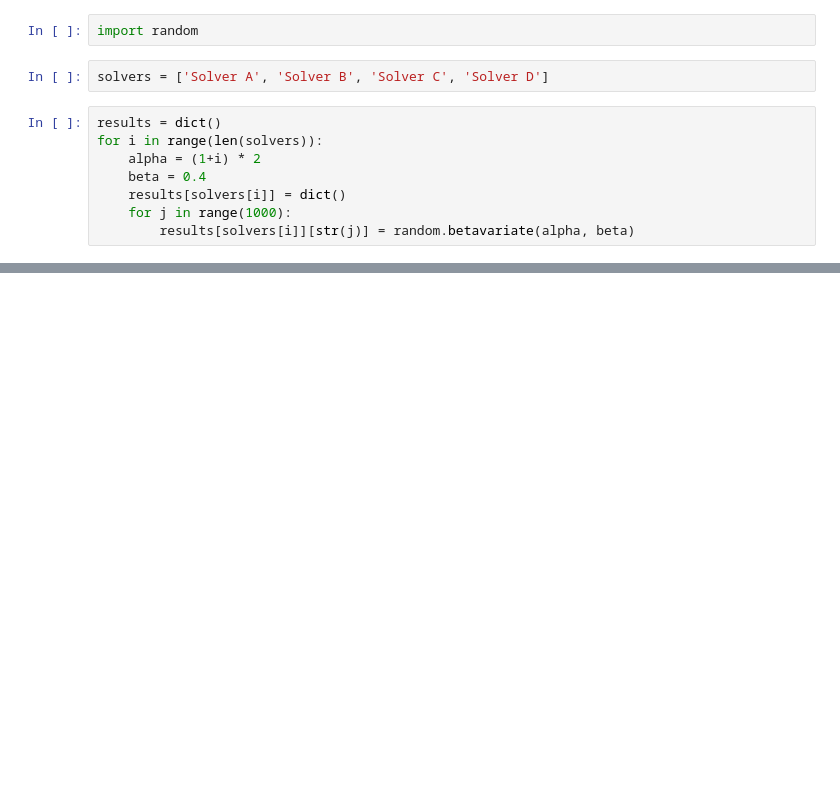
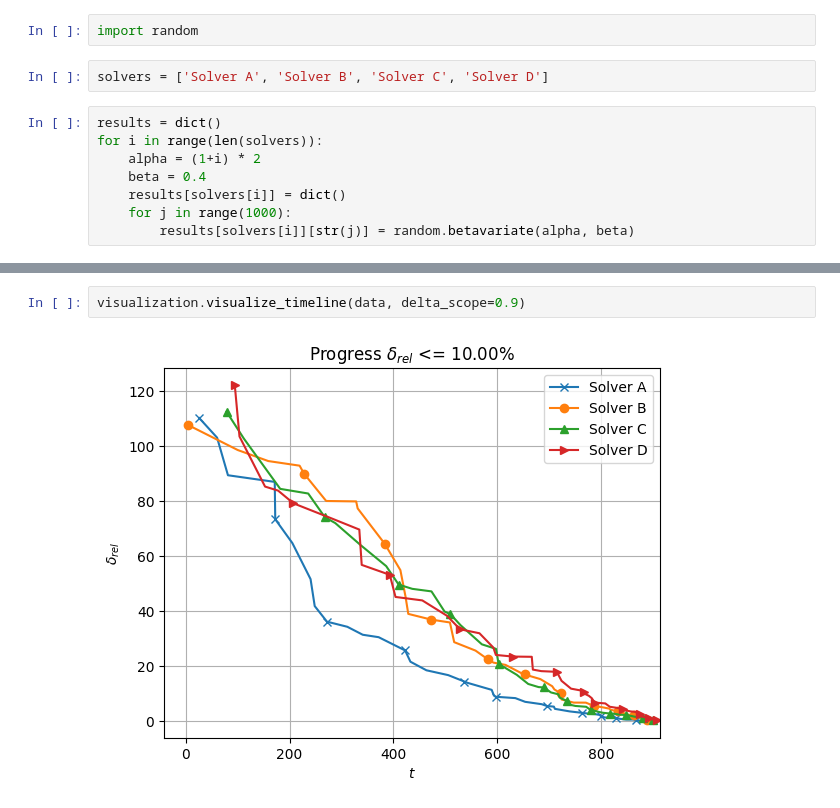
Before and after one commit to jrc-rodec/FJSSP-W-Benchmarking, a Jupyter notebook: example_visualization.ipynb, the cells around one changed output, grey strips where cells are left out. Cells and saved outputs as stored; diff of their text form; blank space fills up the shorter version.

```diff
--- a/example_visualization.ipynb
+++ b/example_visualization.ipynb
@@ -26,0 +51,4 @@ visualization.visualize_gaps(results, delta_scope=0.9)
+# %%
+visualization.visualize_timeline(data, delta_scope=0.9)
+# %% [output]
+[figure, added]
```
Also changed, not shown: parts of 5 cells of this notebook, 2 other files.
